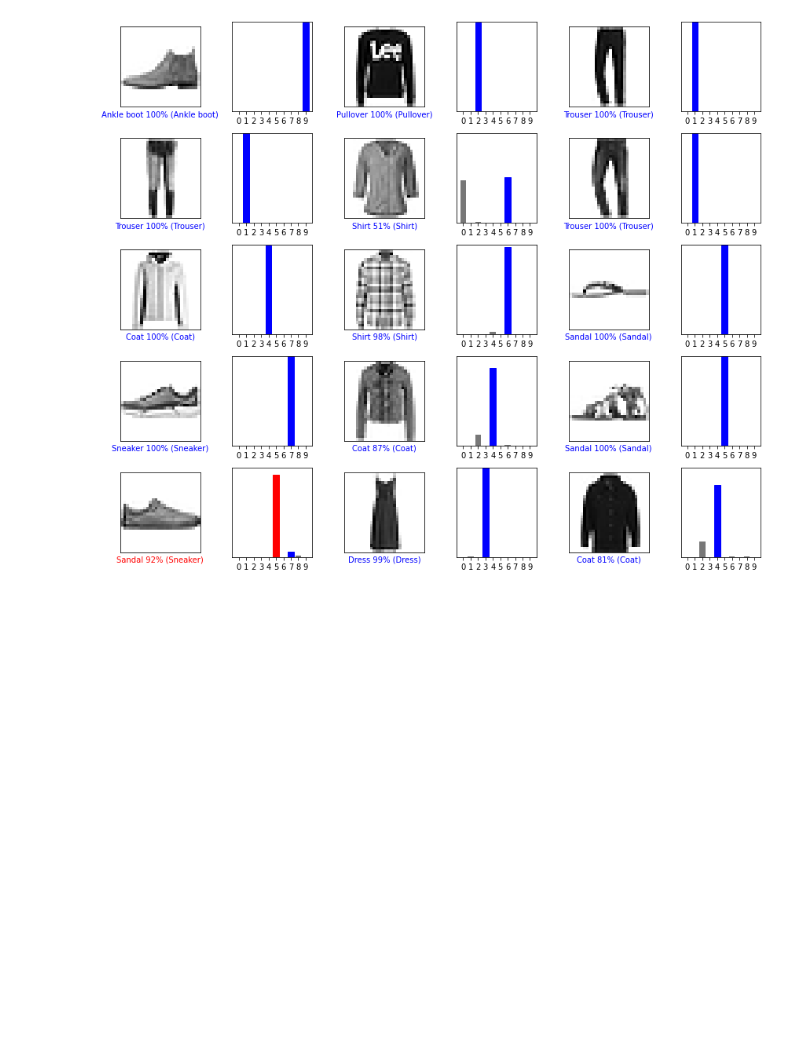
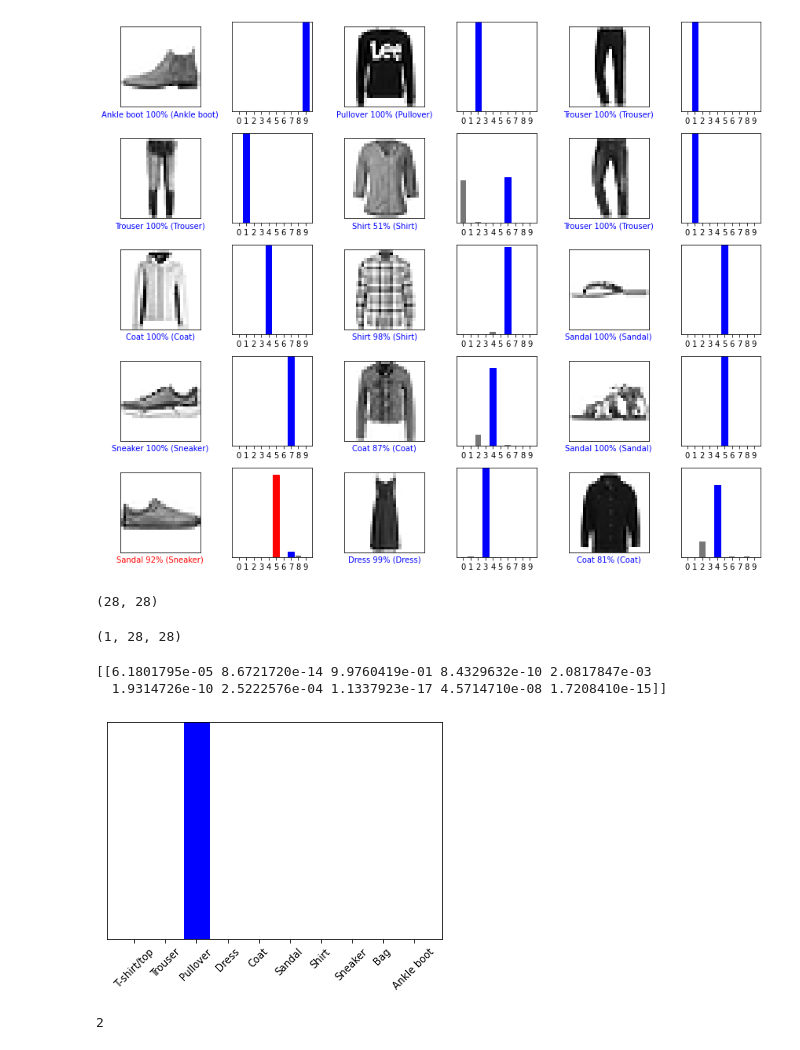
Before and after one commit to 9gl/Machine-Learning, a Jupyter notebook: fashion_mnist.ipynb, the cells around one changed output. Drawn from its saved outputs; the diff is of its cells as text; code cells hidden in the pictures; blank space fills up the shorter version.

```diff
--- a/fashion_mnist.ipynb
+++ b/fashion_mnist.ipynb
@@ -206,3 +206,34 @@ plt.tight_layout()
 plt.show()
 # %% [output]
 [figure]
+# %%
+# Grab an image from the test dataset.
+img = test_images[1]
+
+print(img.shape)
+# %% [output]
+(28, 28)
+# %%
+# Add the image to a batch where it's the only member.
+img = (np.expand_dims(img,0))
+
+print(img.shape)
+# %% [output]
+(1, 28, 28)
+# %%
+predictions_single = probability_model.predict(img)
+
+print(predictions_single)
+# %% [output]
+[[6.1801795e-05 8.6721720e-14 9.9760419e-01 8.4329632e-10 2.0817847e-03
+  1.9314726e-10 2.5222576e-04 1.1337923e-17 4.5714710e-08 1.7208410e-15]]
+# %%
+plot_value_array(1, predictions_single[0], test_labels)
+_ = plt.xticks(range(10), class_names, rotation=45)
+plt.show()
+# %% [output]
+[figure, added]
+# %%
+np.argmax(predictions_single[0])
+# %% [output]
+2
```
